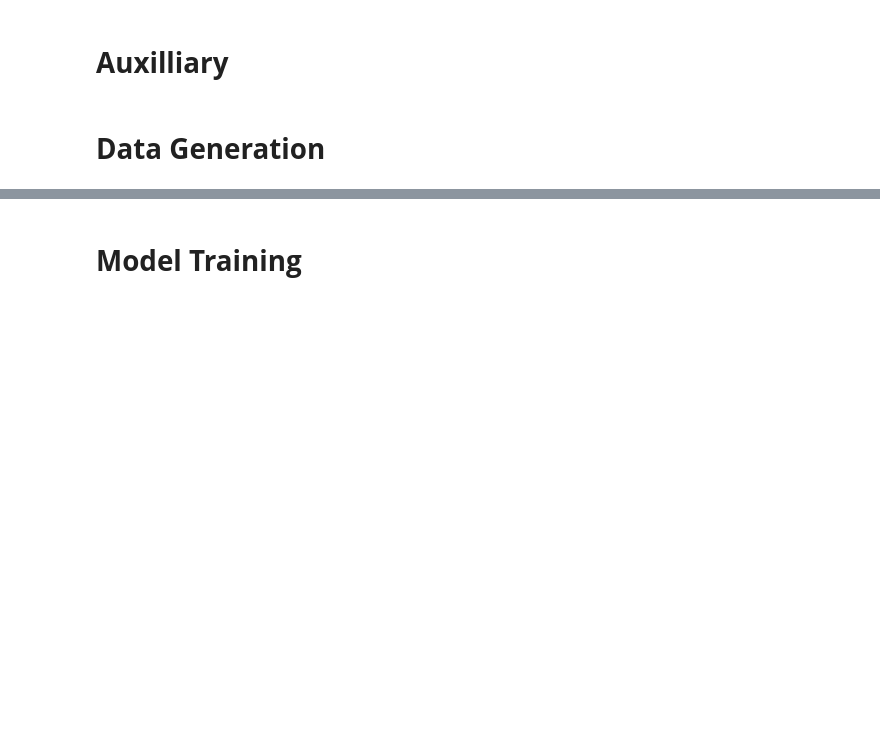
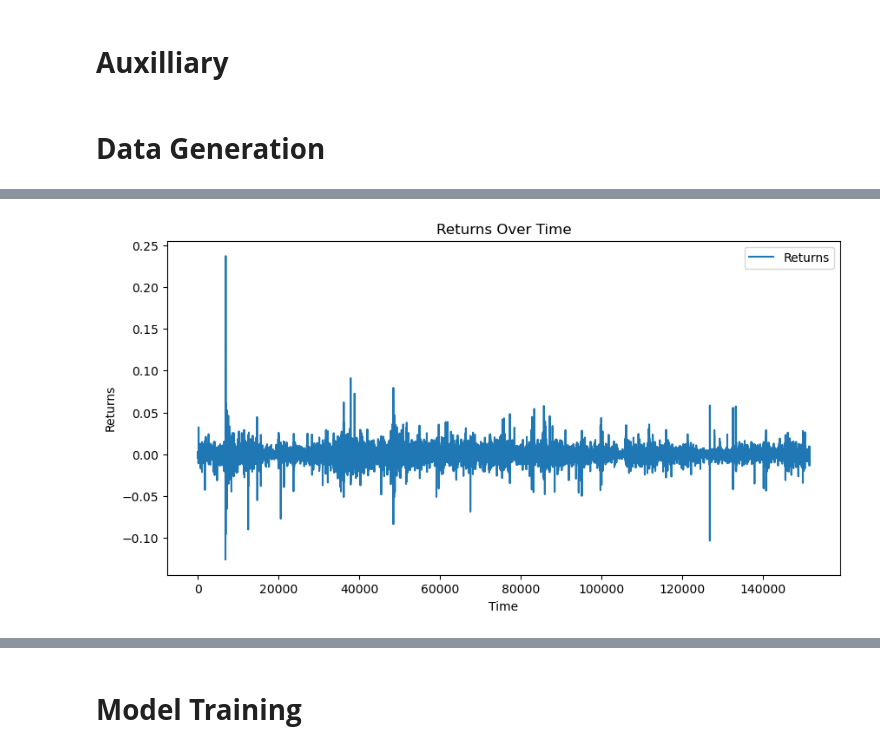
Before and after one commit to ioannisevgeniou/binary-options-research, a Jupyter notebook: main.ipynb, the cells around one changed output, grey strips where cells are left out. Drawn from its saved outputs; the diff is of its cells as text; code cells hidden in the pictures; blank space fills up the shorter version.

```diff
--- a/main.ipynb
+++ b/main.ipynb
@@ -29,0 +84,23 @@ dataset_generator.make(["BTCUSDT"], "3m")
+# %%
+# Plot returns
+df_df['returns'] = df_df['close'].pct_change()
+df_df['returns'] = df_df['returns'].fillna(0)
+
+plt.figure(figsize=(10, 5))
+plt.plot(df_df['returns'], label='Returns')
+plt.title('Returns Over Time')
+plt.xlabel('Time')
+plt.ylabel('Returns')
+plt.legend()
+plt.show()
+
+# Augmented Dickey-Fuller test
+result1 = adfuller(df_df['returns'])
+print('\nAugmented Dickey-Fuller Test on "returns" column:')
+print(f'ADF Statistic: {result1[0]}')
+print(f'p-value: {result1[1]}')
+print('Critical Values:')
+for key, value in result1[4].items():
+    print(f'   {key}: {value}')
+# %% [output]
+[figure, added]
```
Also changed, not shown: parts of 9 cells of this notebook, 2 other files.
